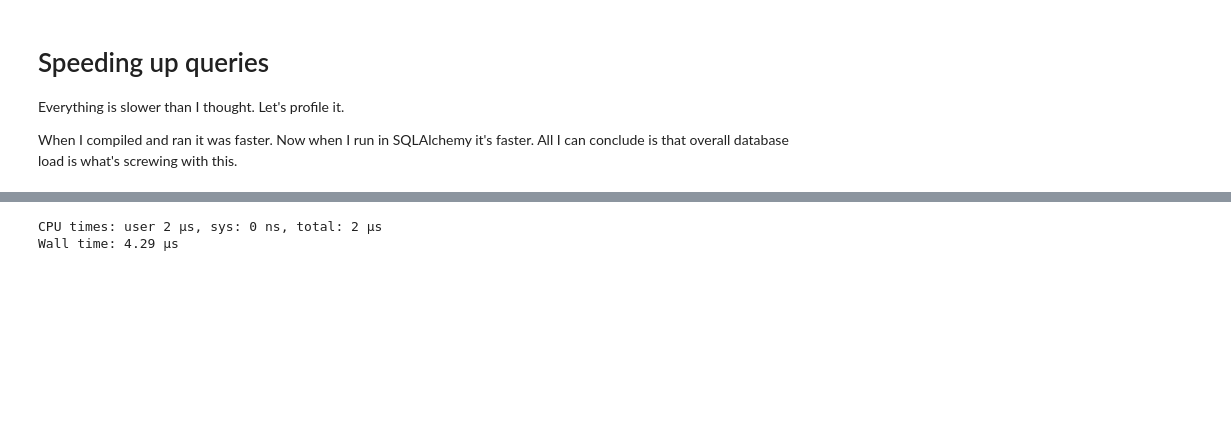
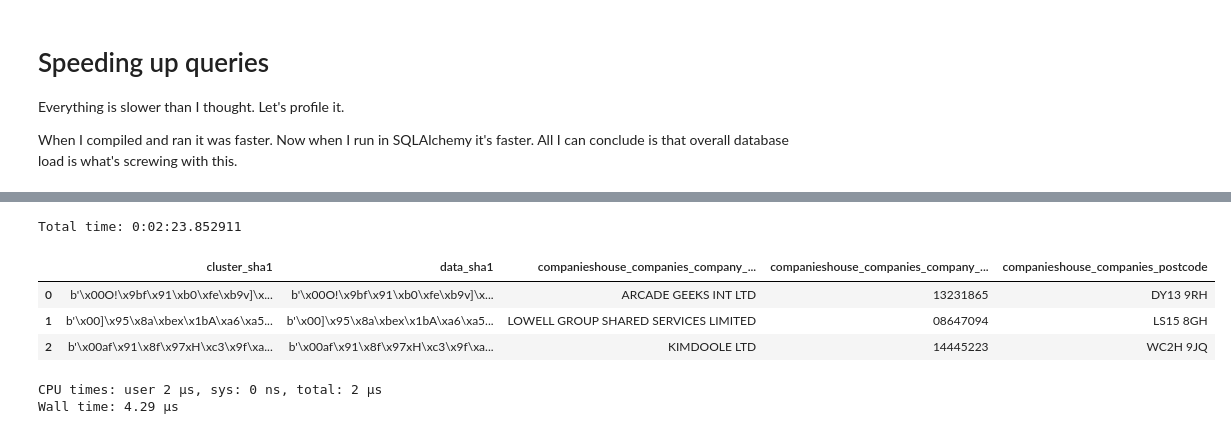
Before and after one commit to will-langdale/matchbox, a Jupyter notebook: notebooks/engineering/WL_query.ipynb, the cells around one changed output, grey strips where cells are left out. Cells and saved outputs as stored; diff of their text form; code cells hidden in the pictures; blank space fills up the shorter version.

```diff
--- a/notebooks/engineering/WL_query.ipynb
+++ b/notebooks/engineering/WL_query.ipynb
@@ -80,0 +148,24 @@ dh_raw = cmf.query(
+# %%
+import time
+from datetime import timedelta
+
+start = time.time()
+
+ch_selector = selector(
+    table="companieshouse.companies",
+    fields=["company_name", "company_number", "postcode"],
+)
+
+ch_raw = cmf.query(
+    selector=ch_selector, return_type="pandas", model="naive_companies_house_v1"
+)
+
+elapsed = time.time() - start
+print(f"Total time: {timedelta(seconds=elapsed)}")
+ch_raw.head(3)
+# %% [output]
+Total time: 0:02:23.852911
+|  | cluster_sha1 | data_sha1 | companieshouse_companies_company_... | companieshouse_companies_company_... | companieshouse_companies_postcode |
+| 0 | b'\x00O!\x9bf\x91\xb0\xfe\xb9v]\x... | b'\x00O!\x9bf\x91\xb0\xfe\xb9v]\x... | ARCADE GEEKS INT LTD | 13231865 | DY13 9RH |
+| 1 | b'\x00]\x95\x8a\xbex\x1bA\xa6\xa5... | b'\x00]\x95\x8a\xbex\x1bA\xa6\xa5... | LOWELL GROUP SHARED SERVICES LIMITED | 08647094 | LS15 8GH |
+| 2 | b'\x00af\x91\x8f\x97xH\xc3\x9f\xa... | b'\x00af\x91\x8f\x97xH\xc3\x9f\xa... | KIMDOOLE LTD | 14445223 | WC2H 9JQ |
```
Also changed, not shown: parts of 7 cells of this notebook.
